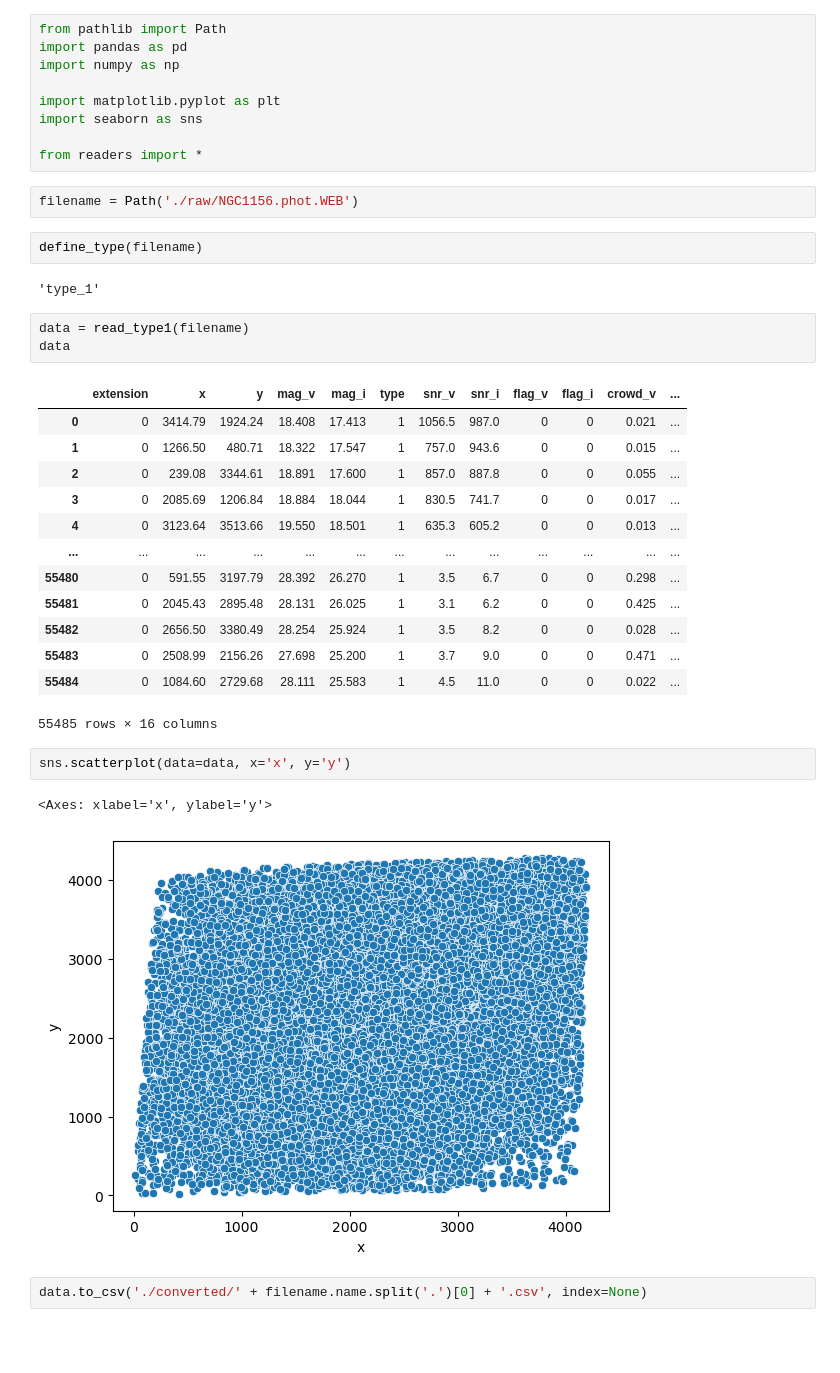
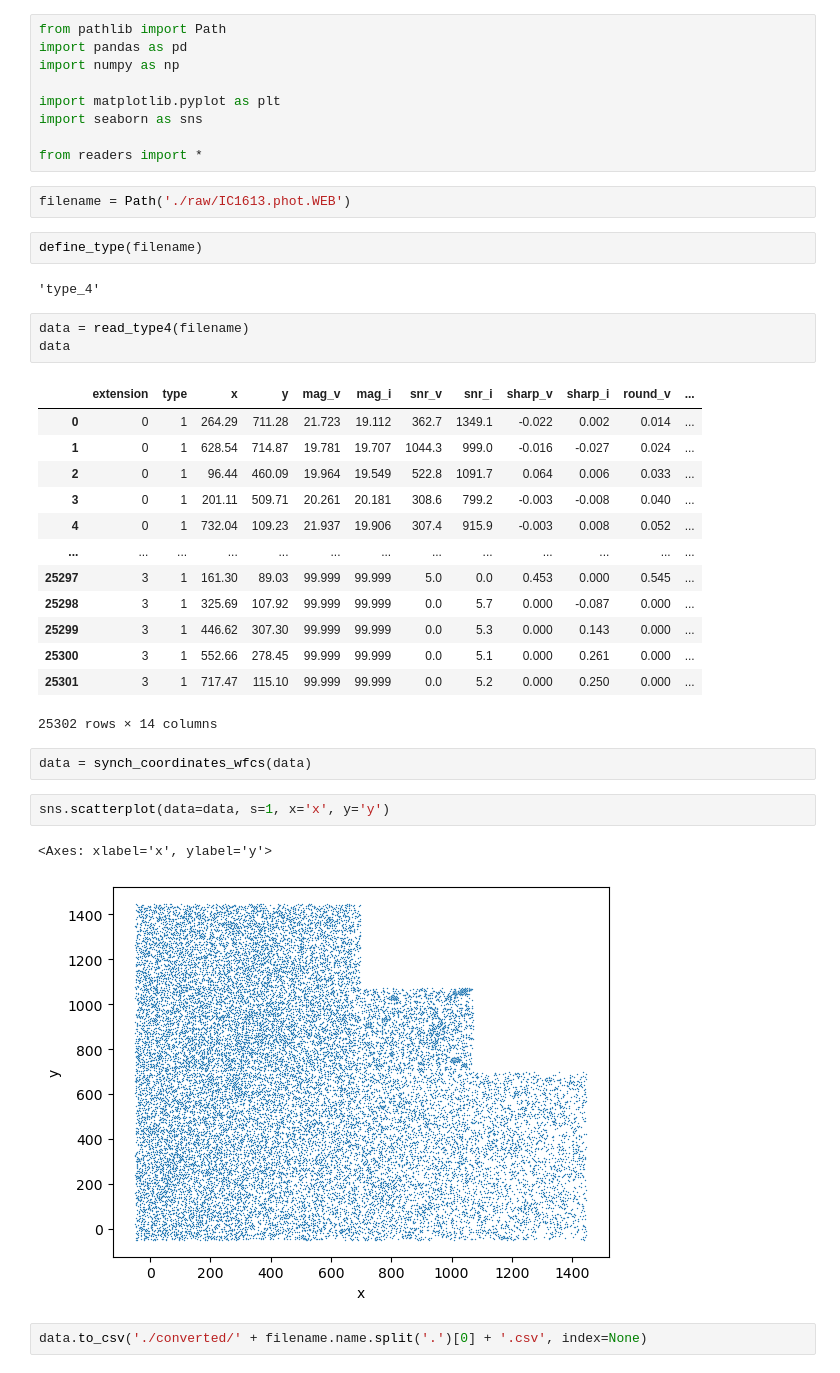
Before and after one commit to DenisPur/TRGB_Color_Estimation, a Jupyter notebook: convert_phot_to_csv/converter.ipynb, the cells around one changed output. Saved outputs shown, nothing was run; the diff lists cells and outputs as text; blank space fills up the shorter version.

```diff
--- a/convert_phot_to_csv/converter.ipynb
+++ b/convert_phot_to_csv/converter.ipynb
@@ -8,32 +8,34 @@ import seaborn as sns
 
 from readers import *
 # %%
-filename = Path('./raw/NGC1156.phot.WEB')
+filename = Path('./raw/IC1613.phot.WEB')
 # %%
 define_type(filename)
 # %% [output]
-'type_1'
+'type_4'
 # %%
-data = read_type1(filename)
+data = read_type4(filename)
 data
 # %% [output]
-|  | extension | x | y | mag_v | mag_i | type | snr_v | snr_i | flag_v | flag_i | crowd_v | ... |
-| 0 | 0 | 3414.79 | 1924.24 | 18.408 | 17.413 | 1 | 1056.5 | 987.0 | 0 | 0 | 0.021 | ... |
-| 1 | 0 | 1266.50 | 480.71 | 18.322 | 17.547 | 1 | 757.0 | 943.6 | 0 | 0 | 0.015 | ... |
-| 2 | 0 | 239.08 | 3344.61 | 18.891 | 17.600 | 1 | 857.0 | 887.8 | 0 | 0 | 0.055 | ... |
-| 3 | 0 | 2085.69 | 1206.84 | 18.884 | 18.044 | 1 | 830.5 | 741.7 | 0 | 0 | 0.017 | ... |
-| 4 | 0 | 3123.64 | 3513.66 | 19.550 | 18.501 | 1 | 635.3 | 605.2 | 0 | 0 | 0.013 | ... |
+|  | extension | type | x | y | mag_v | mag_i | snr_v | snr_i | sharp_v | sharp_i | round_v | ... |
+| 0 | 0 | 1 | 264.29 | 711.28 | 21.723 | 19.112 | 362.7 | 1349.1 | -0.022 | 0.002 | 0.014 | ... |
+| 1 | 0 | 1 | 628.54 | 714.87 | 19.781 | 19.707 | 1044.3 | 999.0 | -0.016 | -0.027 | 0.024 | ... |
+| 2 | 0 | 1 | 96.44 | 460.09 | 19.964 | 19.549 | 522.8 | 1091.7 | 0.064 | 0.006 | 0.033 | ... |
+| 3 | 0 | 1 | 201.11 | 509.71 | 20.261 | 20.181 | 308.6 | 799.2 | -0.003 | -0.008 | 0.040 | ... |
+| 4 | 0 | 1 | 732.04 | 109.23 | 21.937 | 19.906 | 307.4 | 915.9 | -0.003 | 0.008 | 0.052 | ... |
 | ... | ... | ... | ... | ... | ... | ... | ... | ... | ... | ... | ... | ... |
-| 55480 | 0 | 591.55 | 3197.79 | 28.392 | 26.270 | 1 | 3.5 | 6.7 | 0 | 0 | 0.298 | ... |
-| 55481 | 0 | 2045.43 | 2895.48 | 28.131 | 26.025 | 1 | 3.1 | 6.2 | 0 | 0 | 0.425 | ... |
-| 55482 | 0 | 2656.50 | 3380.49 | 28.254 | 25.924 | 1 | 3.5 | 8.2 | 0 | 0 | 0.028 | ... |
-| 55483 | 0 | 2508.99 | 2156.26 | 27.698 | 25.200 | 1 | 3.7 | 9.0 | 0 | 0 | 0.471 | ... |
-| 55484 | 0 | 1084.60 | 2729.68 | 28.111 | 25.583 | 1 | 4.5 | 11.0 | 0 | 0 | 0.022 | ... |
+| 25297 | 3 | 1 | 161.30 | 89.03 | 99.999 | 99.999 | 5.0 | 0.0 | 0.453 | 0.000 | 0.545 | ... |
+| 25298 | 3 | 1 | 325.69 | 107.92 | 99.999 | 99.999 | 0.0 | 5.7 | 0.000 | -0.087 | 0.000 | ... |
+| 25299 | 3 | 1 | 446.62 | 307.30 | 99.999 | 99.999 | 0.0 | 5.3 | 0.000 | 0.143 | 0.000 | ... |
+| 25300 | 3 | 1 | 552.66 | 278.45 | 99.999 | 99.999 | 0.0 | 5.1 | 0.000 | 0.261 | 0.000 | ... |
+| 25301 | 3 | 1 | 717.47 | 115.10 | 99.999 | 99.999 | 0.0 | 5.2 | 0.000 | 0.250 | 0.000 | ... |
-55485 rows × 16 columns
+25302 rows × 14 columns
+# %%
+data = synch_coordinates_wfcs(data)
 # %%
-sns.scatterplot(data=data, x='x', y='y')
+sns.scatterplot(data=data, s=1, x='x', y='y')
 # %% [output]
 <Axes: xlabel='x', ylabel='y'>
-[figure, old version]
+[figure, new version]
 # %%
 data.to_csv('./converted/' + filename.name.split('.')[0] + '.csv', index=None)
```
Also changed, not shown: 24 other files.
